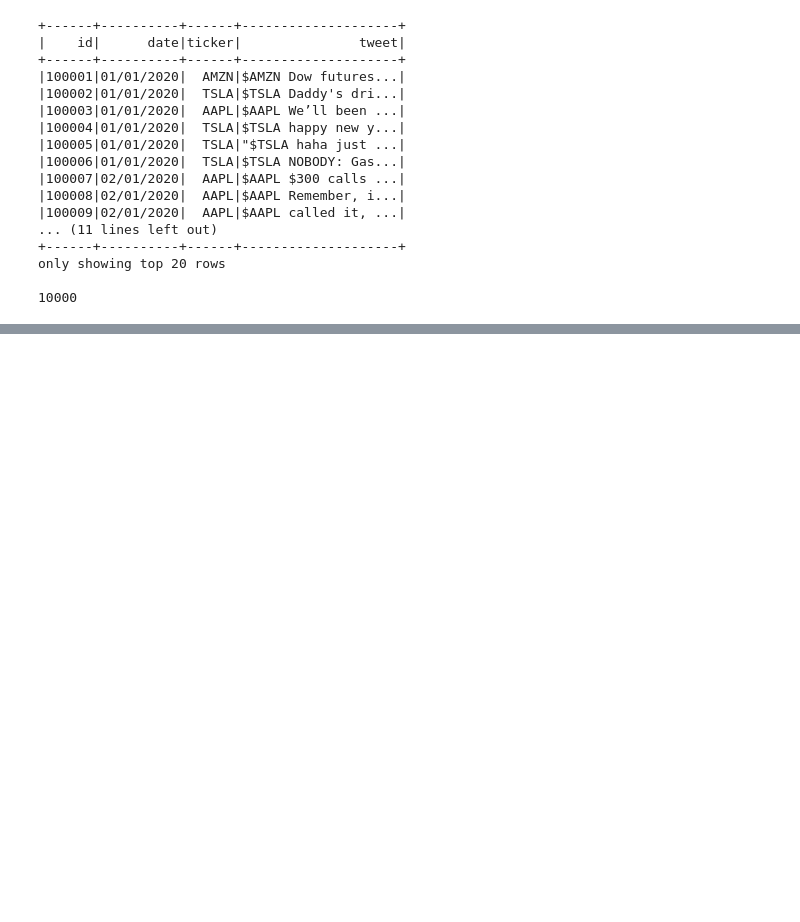
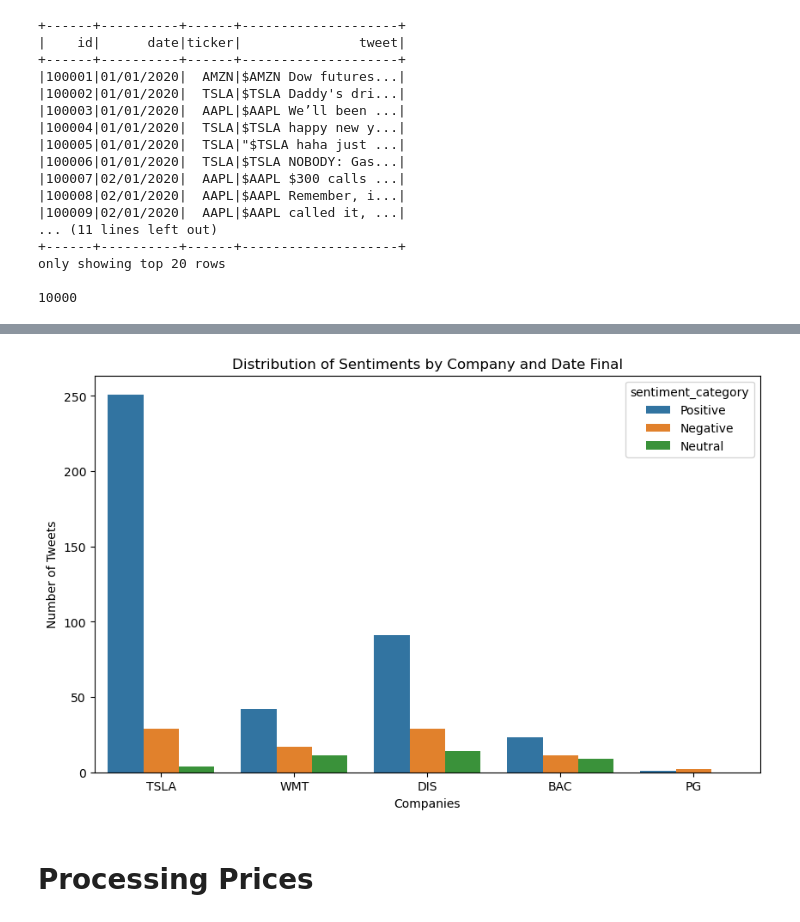
Before and after one commit to zeros2018/stock_deep_learning, a Jupyter notebook: ProcessingData.ipynb, the cells around one changed output, grey strips where cells are left out. Saved outputs shown, nothing was run; the diff lists cells and outputs as text; code cells hidden in the pictures; blank space fills up the shorter version.

```diff
--- a/ProcessingData.ipynb
+++ b/ProcessingData.ipynb
@@ -76,0 +440,4 @@ only showing top 20 rows
+# %%
+df_setiment_final = df_sentiment_with_category.select('date', 'ticker', 'sentiment','sentiment_category')
+df_setiment_final.show(5)
+print(df_sentiment.count())
@@ -76,0 +459,10 @@ only showing top 20 rows
+# %%
+from pyspark.sql import functions as F
+
+# Agrupar por 'date' y 'ticker' y calcular el promedio del 'sentiment'
+df_sentiment_avg = df_setiment_final.groupBy('date', 'ticker') \
+    .agg(
+        F.avg('sentiment').alias('sentiment')
+    )
+
+df_sentiment_avg.show(5)
@@ -76,0 +480,12 @@ only showing top 20 rows
+# %%
+# Clasificar el sentimiento según el valor del promedio
+df_sentiment_final = df_sentiment_avg.withColumn(
+    'sentiment_category',
+    F.when(df_sentiment_avg['sentiment'] > 0, 'Positive')
+    .when(df_sentiment_avg['sentiment'] < 0, 'Negative')
+    .otherwise('Neutral')
+)
+
+# Mostrar el resultado
+df_sentiment_final.show(5)
+print(df_sentiment_final.count())
@@ -76,0 +511,6 @@ only showing top 20 rows
+# %%
+show_distribution_tweets(df_sentiment_final.toPandas(), "Distribution of Sentiments by Company and Date Final")
+# %% [output]
+[figure, added]
+# %% [markdown]
+# Processing Prices
```
Also changed, not shown: parts of 63 cells of this notebook, 5 other files.
